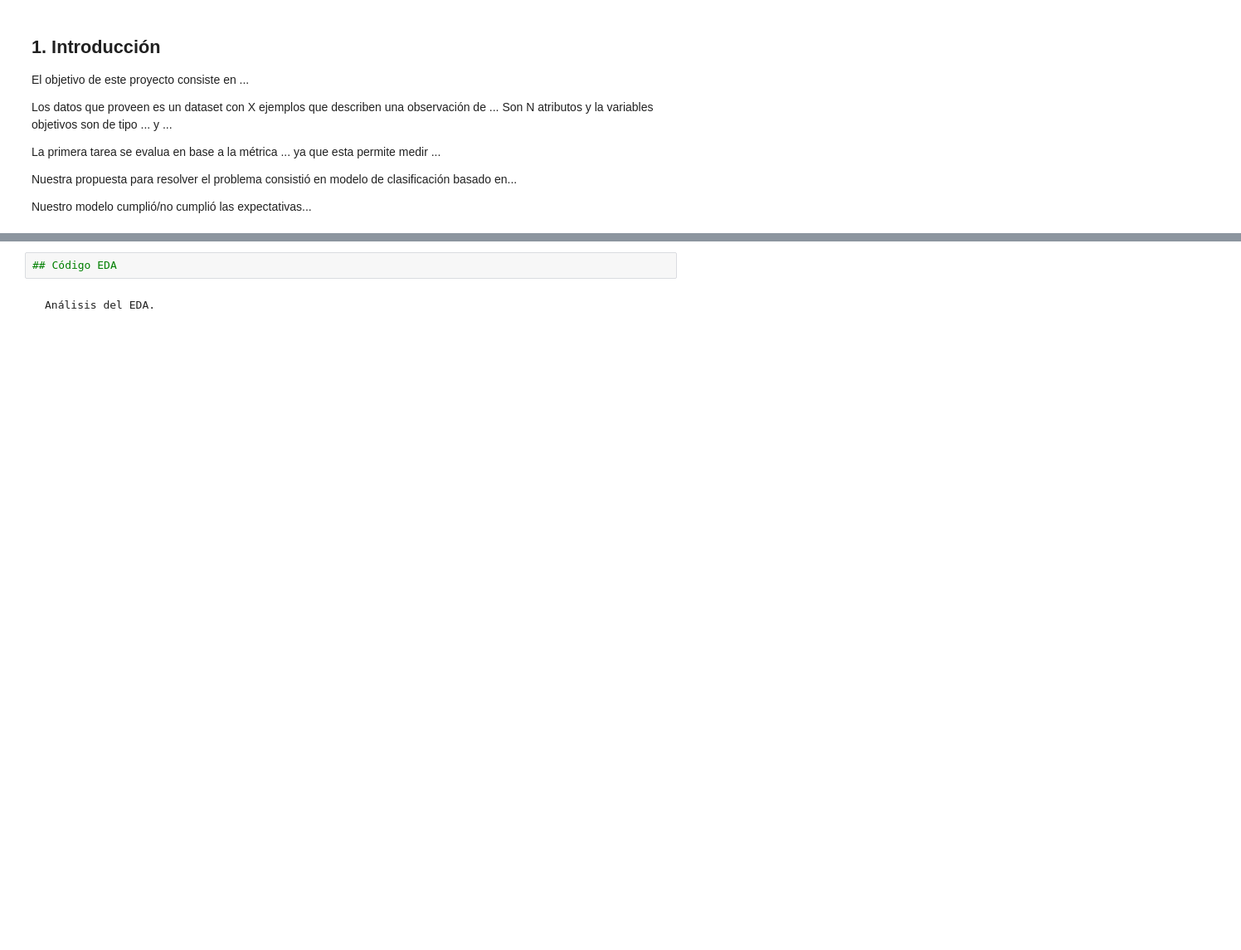
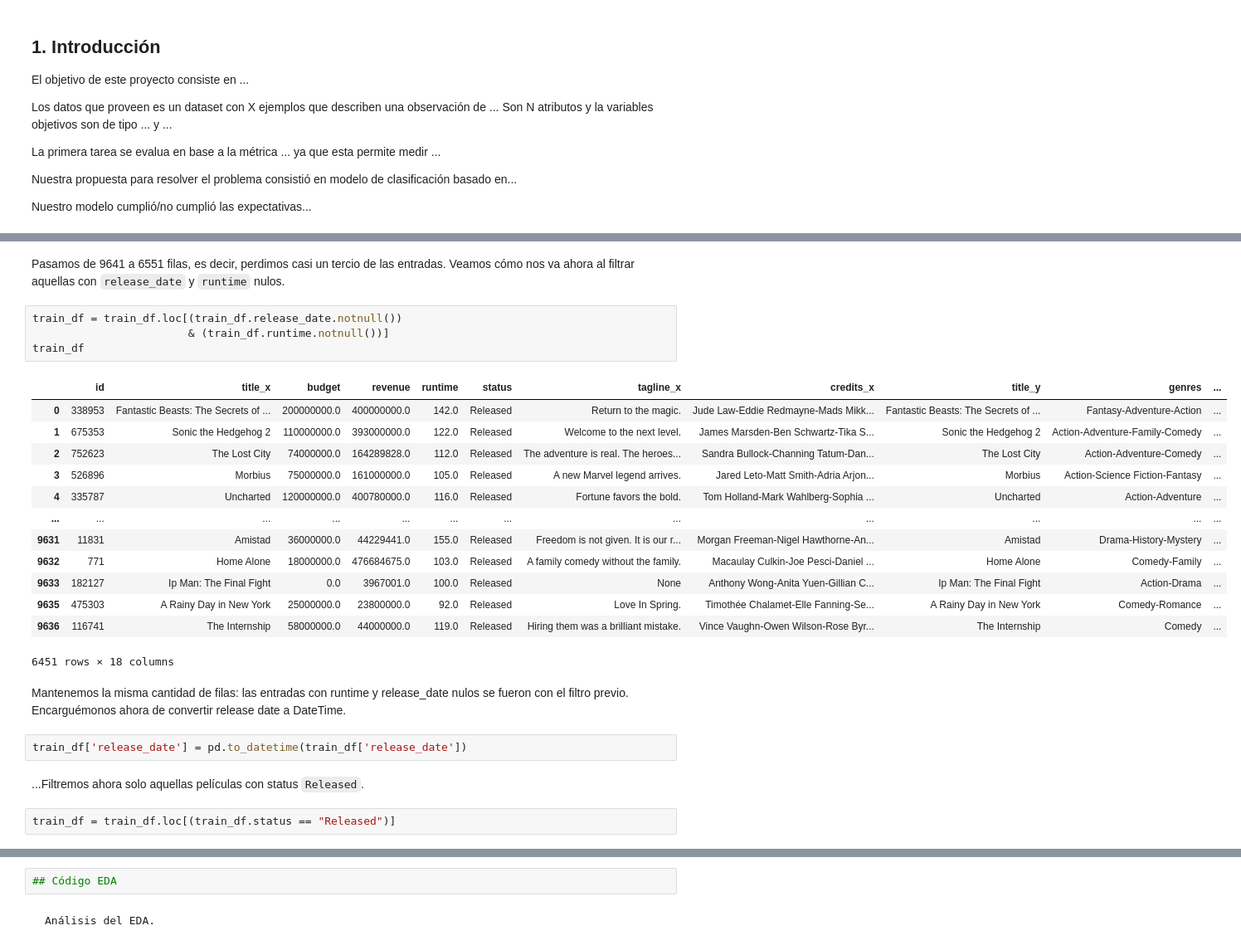
Before and after one commit to matiasvergaras/MDS7201, a Jupyter notebook: Proyecto/Proyecto_enunciado.ipynb, the cells around one changed output, grey strips where cells are left out. Shown at 83% size. Drawn from its saved outputs; the diff is of its cells as text; blank space fills up the shorter version.

```diff
--- a/Proyecto/Proyecto_enunciado.ipynb
+++ b/Proyecto/Proyecto_enunciado.ipynb
@@ -332,0 +429,28 @@ Nuestro modelo cumplió/no cumplió las expectativas...
+# %% [markdown]
+Pasamos de 9641 a 6551 filas, es decir, perdimos casi un tercio de las entradas. Veamos cómo nos va ahora al filtrar aquellas con `release_date` y `runtime` nulos.
+# %%
+train_df = train_df.loc[(train_df.release_date.notnull())
+                        & (train_df.runtime.notnull())]
+train_df
+# %% [output]
+|  | id | title_x | budget | revenue | runtime | status | tagline_x | credits_x | title_y | genres | ... |
+| 0 | 338953 | Fantastic Beasts: The Secrets of ... | 200000000.0 | 400000000.0 | 142.0 | Released | Return to the magic. | Jude Law-Eddie Redmayne-Mads Mikk... | Fantastic Beasts: The Secrets of ... | Fantasy-Adventure-Action | ... |
+| 1 | 675353 | Sonic the Hedgehog 2 | 110000000.0 | 393000000.0 | 122.0 | Released | Welcome to the next level. | James Marsden-Ben Schwartz-Tika S... | Sonic the Hedgehog 2 | Action-Adventure-Family-Comedy | ... |
+| 2 | 752623 | The Lost City | 74000000.0 | 164289828.0 | 112.0 | Released | The adventure is real. The heroes... | Sandra Bullock-Channing Tatum-Dan... | The Lost City | Action-Adventure-Comedy | ... |
+| 3 | 526896 | Morbius | 75000000.0 | 161000000.0 | 105.0 | Released | A new Marvel legend arrives. | Jared Leto-Matt Smith-Adria Arjon... | Morbius | Action-Science Fiction-Fantasy | ... |
+| 4 | 335787 | Uncharted | 120000000.0 | 400780000.0 | 116.0 | Released | Fortune favors the bold. | Tom Holland-Mark Wahlberg-Sophia ... | Uncharted | Action-Adventure | ... |
+| ... | ... | ... | ... | ... | ... | ... | ... | ... | ... | ... | ... |
+| 9631 | 11831 | Amistad | 36000000.0 | 44229441.0 | 155.0 | Released | Freedom is not given. It is our r... | Morgan Freeman-Nigel Hawthorne-An... | Amistad | Drama-History-Mystery | ... |
+| 9632 | 771 | Home Alone | 18000000.0 | 476684675.0 | 103.0 | Released | A family comedy without the family. | Macaulay Culkin-Joe Pesci-Daniel ... | Home Alone | Comedy-Family | ... |
+| 9633 | 182127 | Ip Man: The Final Fight | 0.0 | 3967001.0 | 100.0 | Released | None | Anthony Wong-Anita Yuen-Gillian C... | Ip Man: The Final Fight | Action-Drama | ... |
+| 9635 | 475303 | A Rainy Day in New York | 25000000.0 | 23800000.0 | 92.0 | Released | Love In Spring. | Timothée Chalamet-Elle Fanning-Se... | A Rainy Day in New York | Comedy-Romance | ... |
+| 9636 | 116741 | The Internship | 58000000.0 | 44000000.0 | 119.0 | Released | Hiring them was a brilliant mistake. | Vince Vaughn-Owen Wilson-Rose Byr... | The Internship | Comedy | ... |
+6451 rows × 18 columns
+# %% [markdown]
+Mantenemos la misma cantidad de filas: las entradas con runtime y release_date nulos se fueron con el filtro previo. Encarguémonos ahora de convertir release date a DateTime.
+# %%
+train_df['release_date'] = pd.to_datetime(train_df['release_date'])
+# %% [markdown]
+...Filtremos ahora solo aquellas películas con status `Released`.
+# %%
+train_df = train_df.loc[(train_df.status == "Released")]
```
Also changed, not shown: parts of 33 cells of this notebook, 1 other file.
